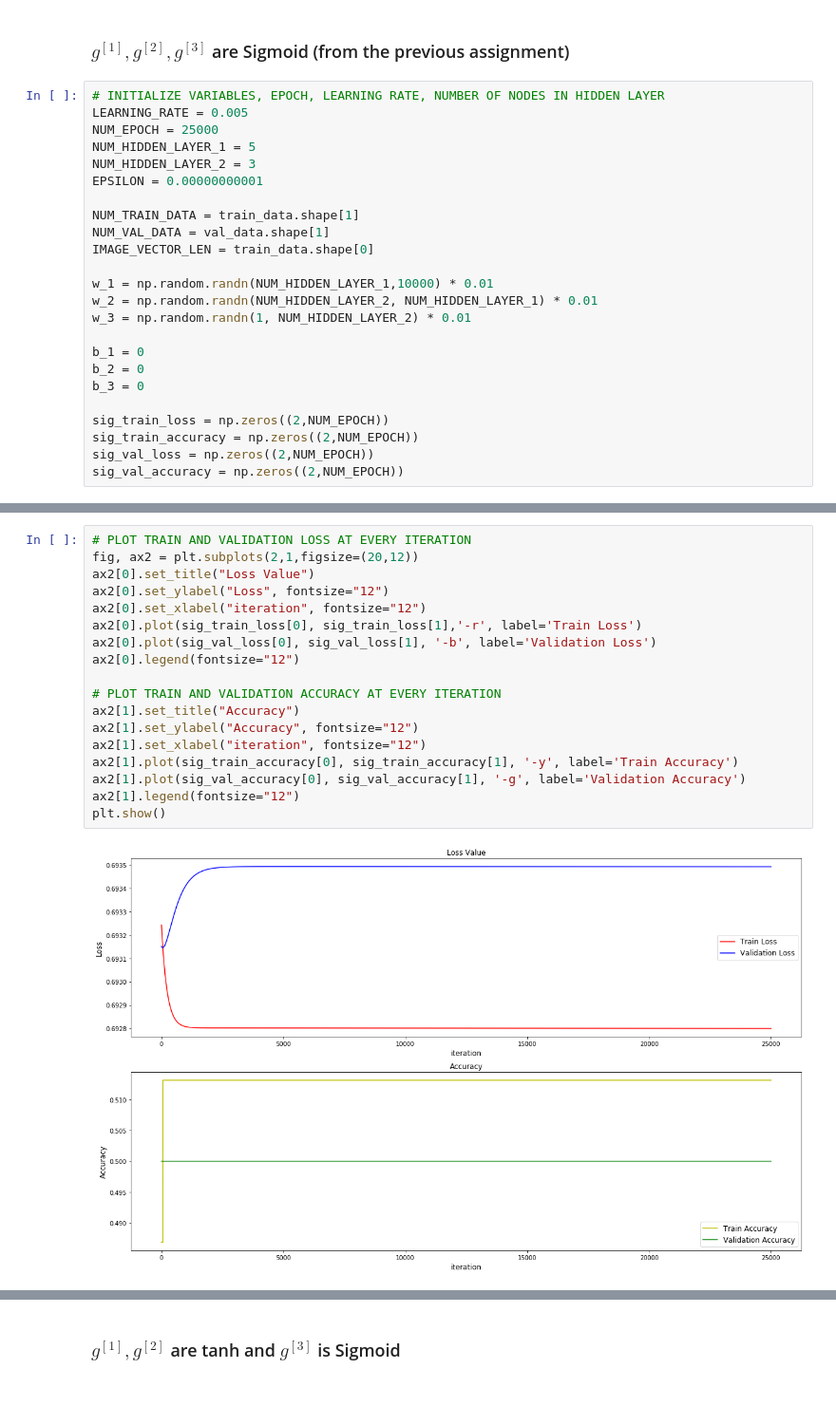
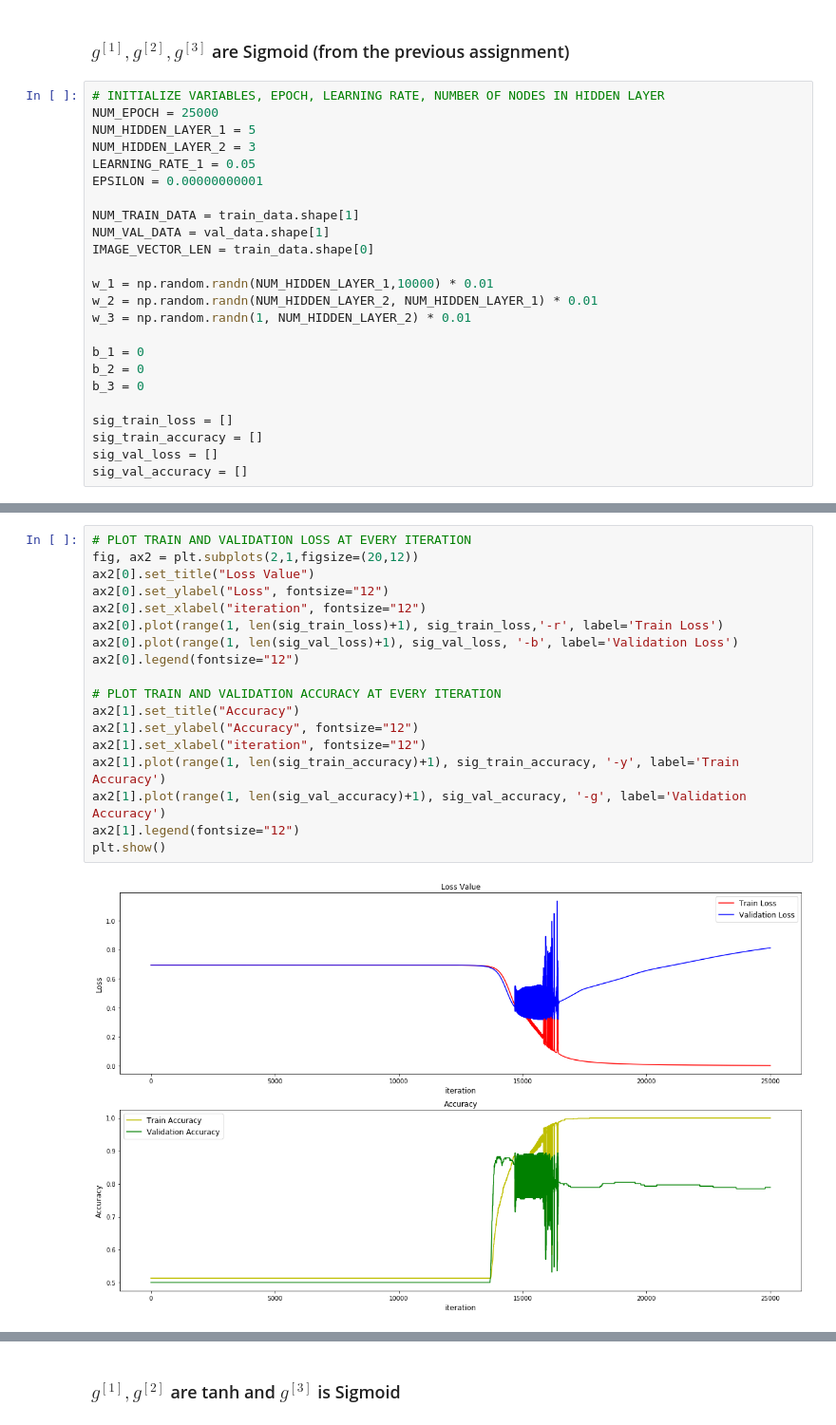
Before and after one commit to ddamddi/ml-project, a Jupyter notebook: Assignment#4/Assignment#4.ipynb, the cells around one changed output, grey strips where cells are left out. Shown: that part at 95% size. Saved outputs shown, nothing was run; the diff lists cells and outputs as text; blank space fills up the shorter version.

```diff
--- a/Assignment#4/Assignment#4.ipynb
+++ b/Assignment#4/Assignment#4.ipynb
@@ -94,10 +107,10 @@ def LeakyReLU(z, a):
 ### $ g^{[1]}, g^{[2]}, g^{[3]} $ are Sigmoid (from the previous assignment)
 # %%
 # INITIALIZE VARIABLES, EPOCH, LEARNING RATE, NUMBER OF NODES IN HIDDEN LAYER
-LEARNING_RATE = 0.005
 NUM_EPOCH = 25000
 NUM_HIDDEN_LAYER_1 = 5
 NUM_HIDDEN_LAYER_2 = 3
+LEARNING_RATE_1 = 0.05
 EPSILON = 0.00000000001
 
 NUM_TRAIN_DATA = train_data.shape[1]
@@ -112,10 +125,10 @@ b_1 = 0
 b_2 = 0
 b_3 = 0
 
-sig_train_loss = np.zeros((2,NUM_EPOCH))
-sig_train_accuracy = np.zeros((2,NUM_EPOCH))
-sig_val_loss = np.zeros((2,NUM_EPOCH))
-sig_val_accuracy = np.zeros((2,NUM_EPOCH))
+sig_train_loss = []
+sig_train_accuracy = []
+sig_val_loss = []
+sig_val_accuracy = []
 # %%
 prev_loss = 0
 loss = 0
@@ -267,20 +237,20 @@ Val_Accuracy   : 0.5
 # %%
 # PLOT TRAIN AND VALIDATION LOSS AT EVERY ITERATION
 fig, ax2 = plt.subplots(2,1,figsize=(20,12))
 ax2[0].set_title("Loss Value")
 ax2[0].set_ylabel("Loss", fontsize="12")
 ax2[0].set_xlabel("iteration", fontsize="12")
-ax2[0].plot(sig_train_loss[0], sig_train_loss[1],'-r', label='Train Loss')
-ax2[0].plot(sig_val_loss[0], sig_val_loss[1], '-b', label='Validation Loss')
+ax2[0].plot(range(1, len(sig_train_loss)+1), sig_train_loss,'-r', label='Train Loss')
+ax2[0].plot(range(1, len(sig_val_loss)+1), sig_val_loss, '-b', label='Validation Loss')
 ax2[0].legend(fontsize="12")
 
 # PLOT TRAIN AND VALIDATION ACCURACY AT EVERY ITERATION
 ax2[1].set_title("Accuracy")
 ax2[1].set_ylabel("Accuracy", fontsize="12")
 ax2[1].set_xlabel("iteration", fontsize="12")
-ax2[1].plot(sig_train_accuracy[0], sig_train_accuracy[1], '-y', label='Train Accuracy')
-ax2[1].plot(sig_val_accuracy[0], sig_val_accuracy[1], '-g', label='Validation Accuracy')
+ax2[1].plot(range(1, len(sig_train_accuracy)+1), sig_train_accuracy, '-y', label='Train Accuracy')
+ax2[1].plot(range(1, len(sig_val_accuracy)+1), sig_val_accuracy, '-g', label='Validation Accuracy')
 ax2[1].legend(fontsize="12")
 plt.show()
 # %% [output]
-[figure, old version]
+[figure, new version]
```
Also changed, not shown: parts of 25 cells of this notebook.
